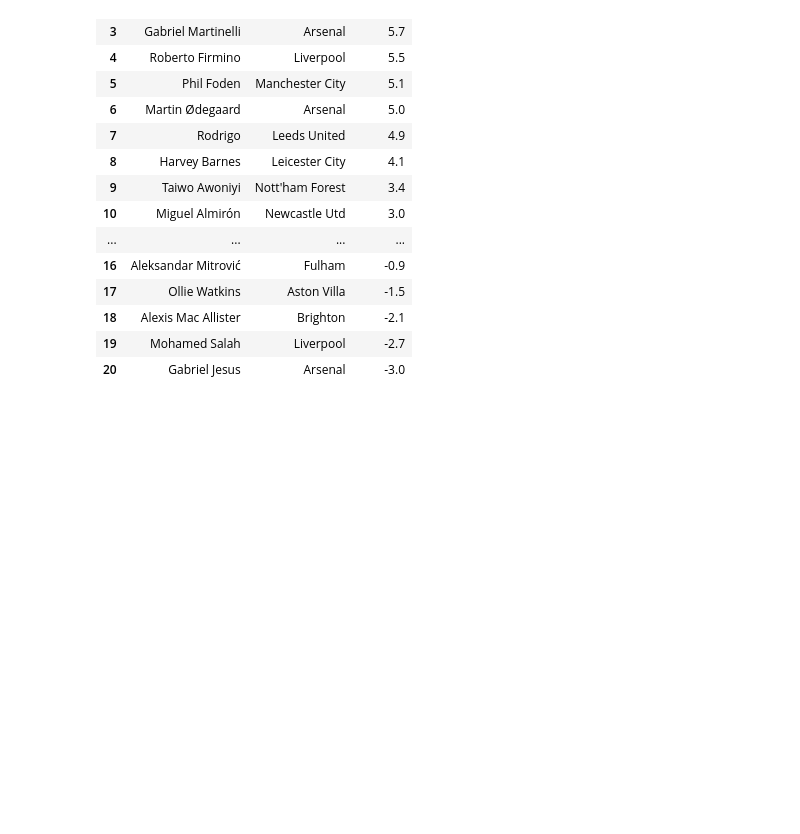
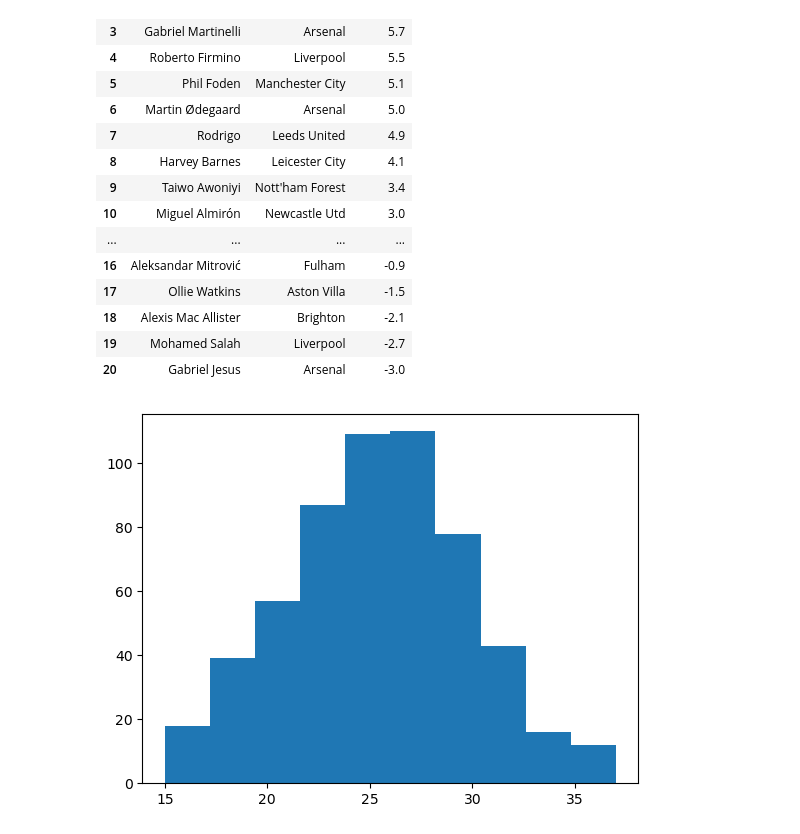
Before and after one commit to ayomidecole/Prem2022-23-data, a Jupyter notebook: 4_player_shooting_analysis.ipynb, the cells around one changed output. Cells and saved outputs as stored; diff of their text form; code cells hidden in the pictures; blank space fills up the shorter version.

Commit message:
Added goal by age from Okoli fork

```diff
--- a/4_player_shooting_analysis.ipynb
+++ b/4_player_shooting_analysis.ipynb
@@ -240,3 +240,9 @@ fig.add_annotation(
 )
 fig.add_trace(go.Scatter(x=x, y=y, mode='lines', name='Trend Line'))
 fig.show()
+# %%
+Age_group=player_shooting.groupby(by='Age')['Goals'].sum().reset_index() #shouout okoli
+Age_group.rename(columns={'Goals':'Total Goals'},inplace=True)
+age_dist = plt.hist(player_shooting['Age'])
+# %% [output]
+[figure, added]
```
